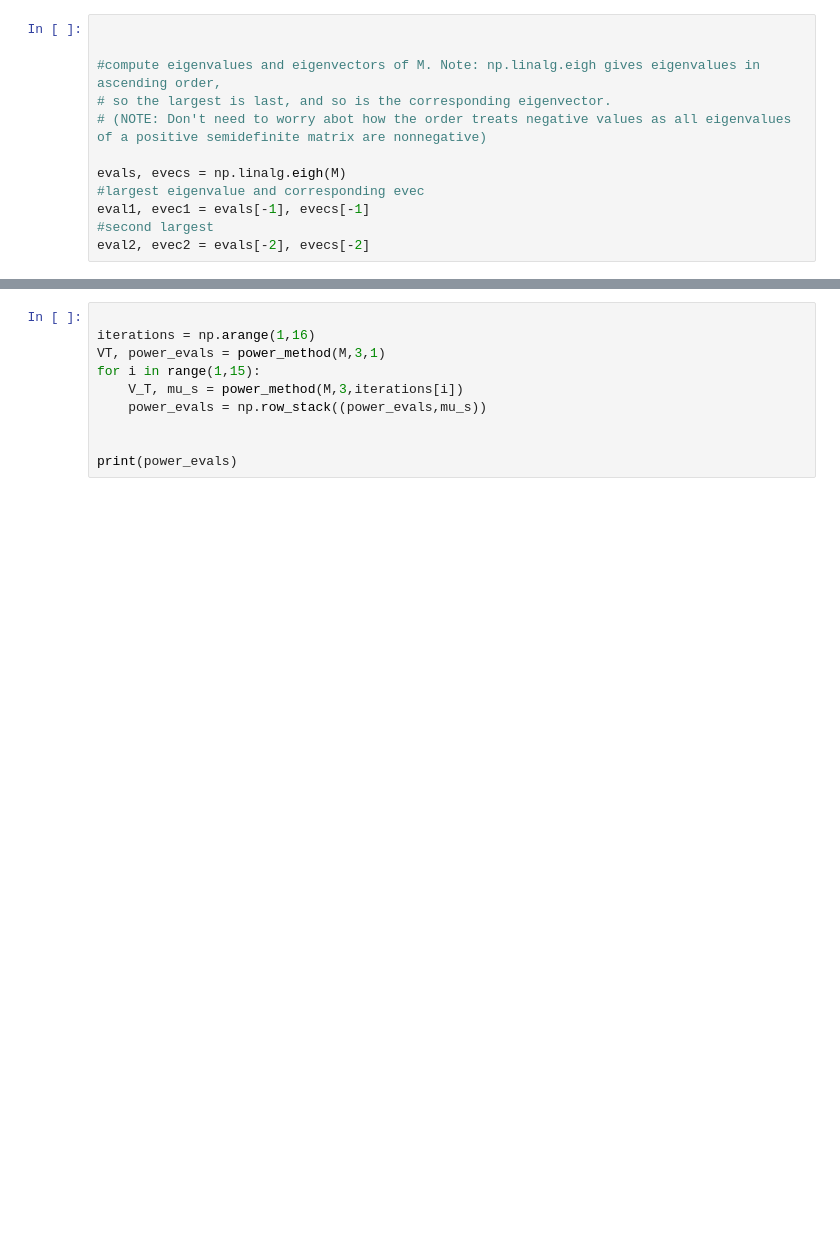
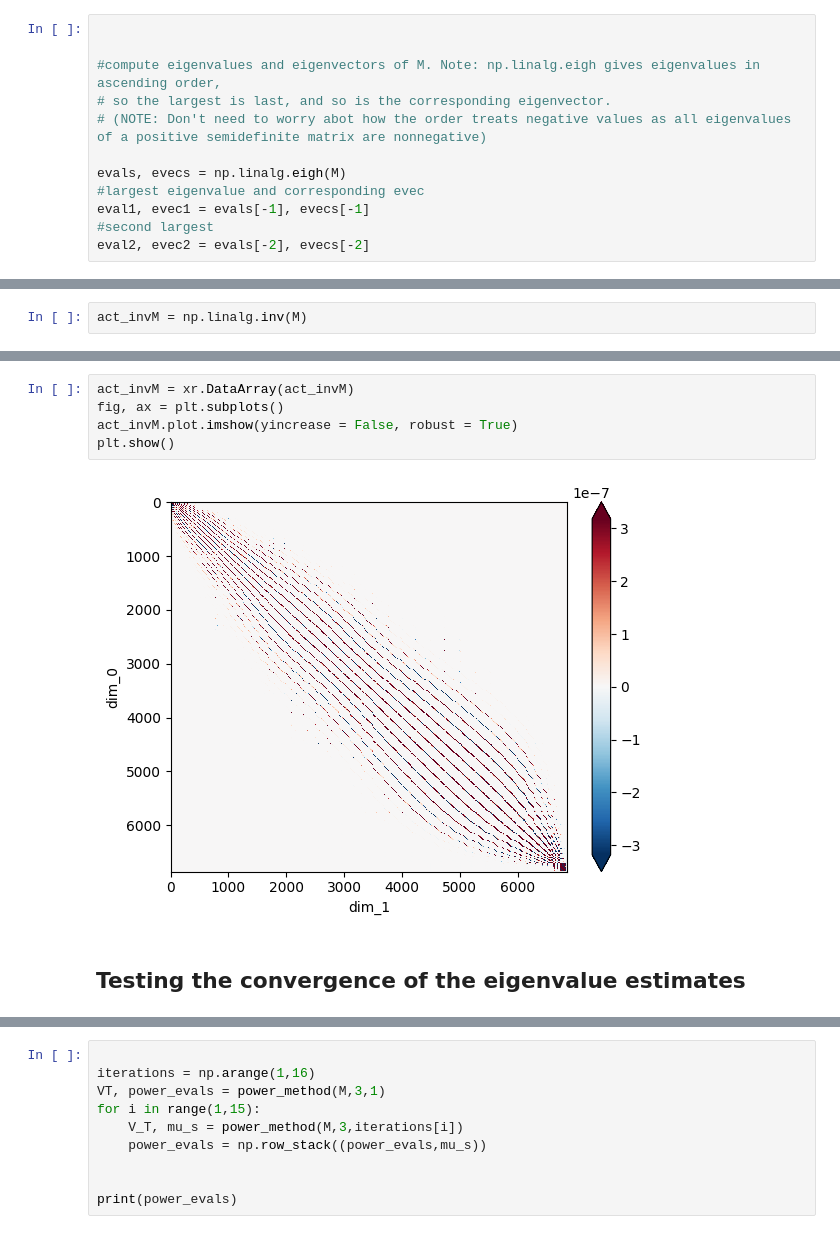
Before and after one commit to AkiTsuruta/MI-AIM, a Jupyter notebook: power_method.ipynb, the cells around one changed output, grey strips where cells are left out. Saved outputs shown, nothing was run; the diff lists cells and outputs as text; blank space fills up the shorter version.

```diff
--- a/power_method.ipynb
+++ b/power_method.ipynb
@@ -219,0 +239,2 @@ print(evals.shape)
+# %%
+act_invM = np.linalg.inv(M)
@@ -220,2 +250,12 @@ print(evals.shape)
+# %%
+act_invM = xr.DataArray(act_invM)
+fig, ax = plt.subplots()
+act_invM.plot.imshow(yincrease = False, robust = True)
+plt.show()
+# %% [output]
+[figure, added]
+# %% [markdown]
+Testing the convergence of the eigenvalue estimates
+---------------------------------------------------
 # %%
 
```
Also changed, not shown: parts of 11 cells of this notebook, 1 other file.
